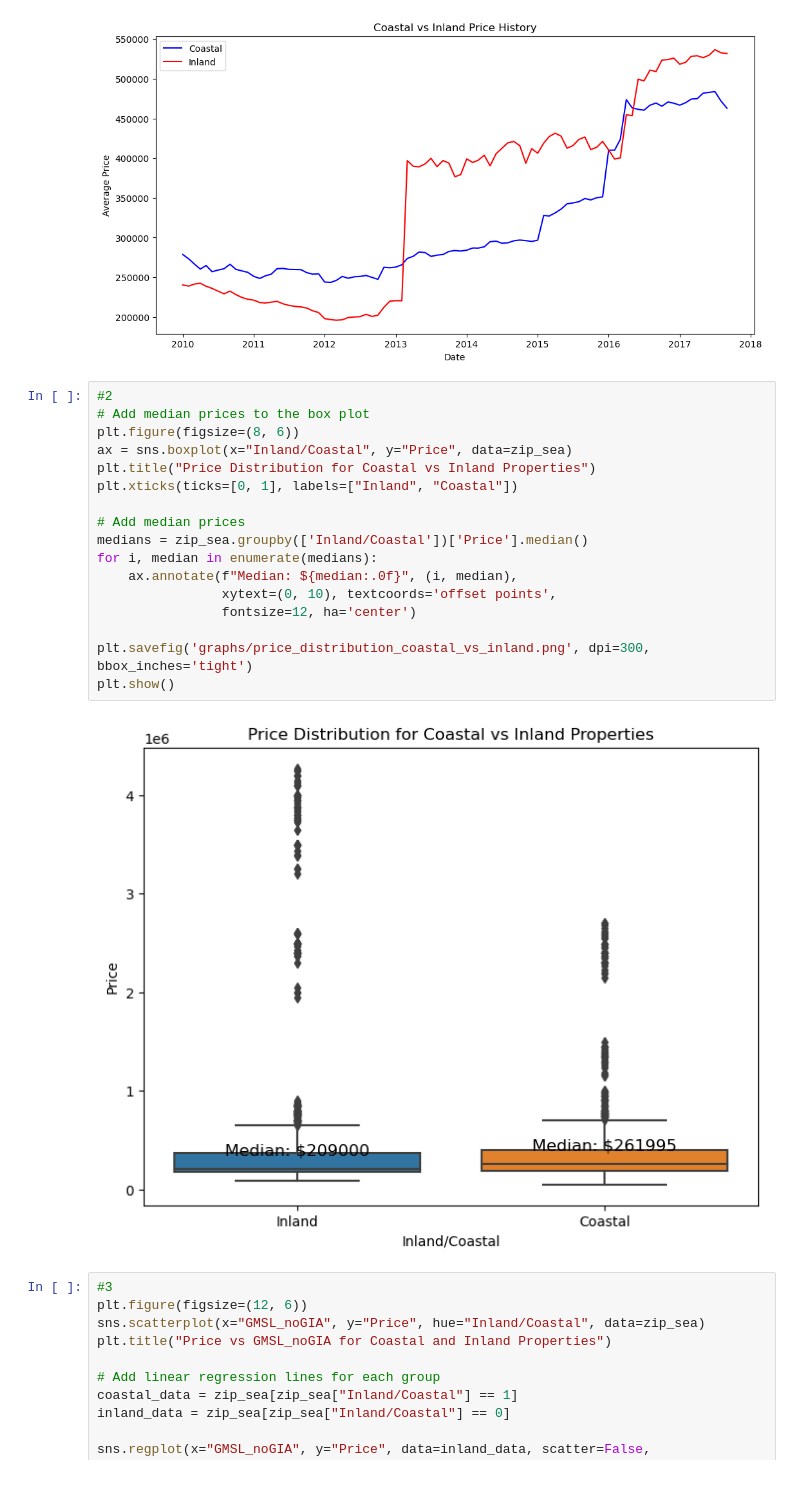
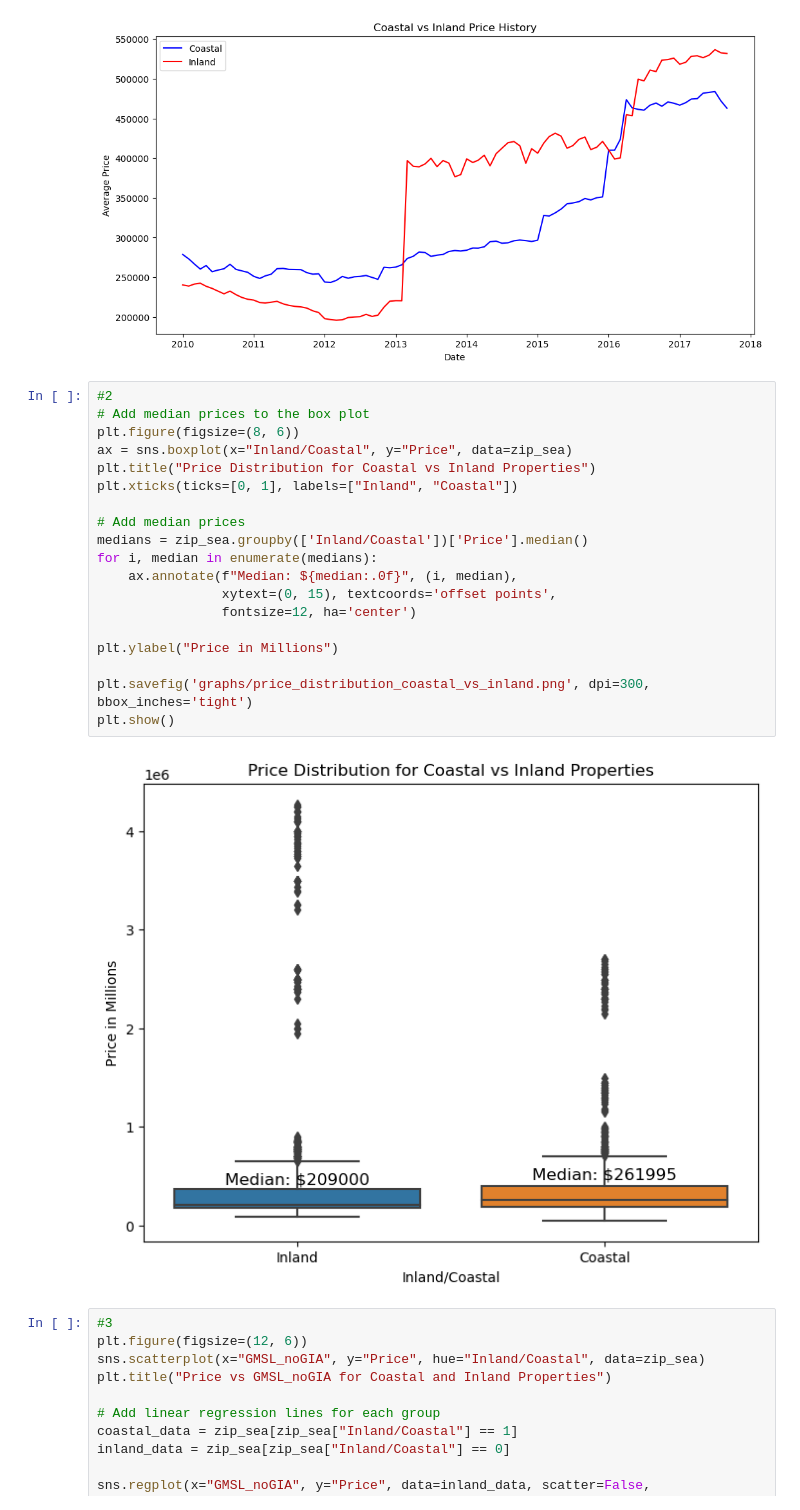
Before and after one commit to WilliamRoth82/BozandtheBozzers, a Jupyter notebook: Visualizations.ipynb, the cells around one changed output. Drawn from its saved outputs; the diff is of its cells as text.

```diff
--- a/Visualizations.ipynb
+++ b/Visualizations.ipynb
@@ -47,22 +29,24 @@ plt.show()
 # %%
 #2
 # Add median prices to the box plot
 plt.figure(figsize=(8, 6))
 ax = sns.boxplot(x="Inland/Coastal", y="Price", data=zip_sea)
 plt.title("Price Distribution for Coastal vs Inland Properties")
 plt.xticks(ticks=[0, 1], labels=["Inland", "Coastal"])
 
 # Add median prices
 medians = zip_sea.groupby(['Inland/Coastal'])['Price'].median()
 for i, median in enumerate(medians):
     ax.annotate(f"Median: ${median:.0f}", (i, median),
-                xytext=(0, 10), textcoords='offset points',
+                xytext=(0, 15), textcoords='offset points',
                 fontsize=12, ha='center')
+
+plt.ylabel("Price in Millions")
 
 plt.savefig('graphs/price_distribution_coastal_vs_inland.png', dpi=300, bbox_inches='tight')
 plt.show()
 # %% [output]
-[figure, old version]
+[figure, new version]
 # %%
 #3
 plt.figure(figsize=(12, 6))
```
Also changed, not shown: parts of 4 cells of this notebook, 3 other files.
